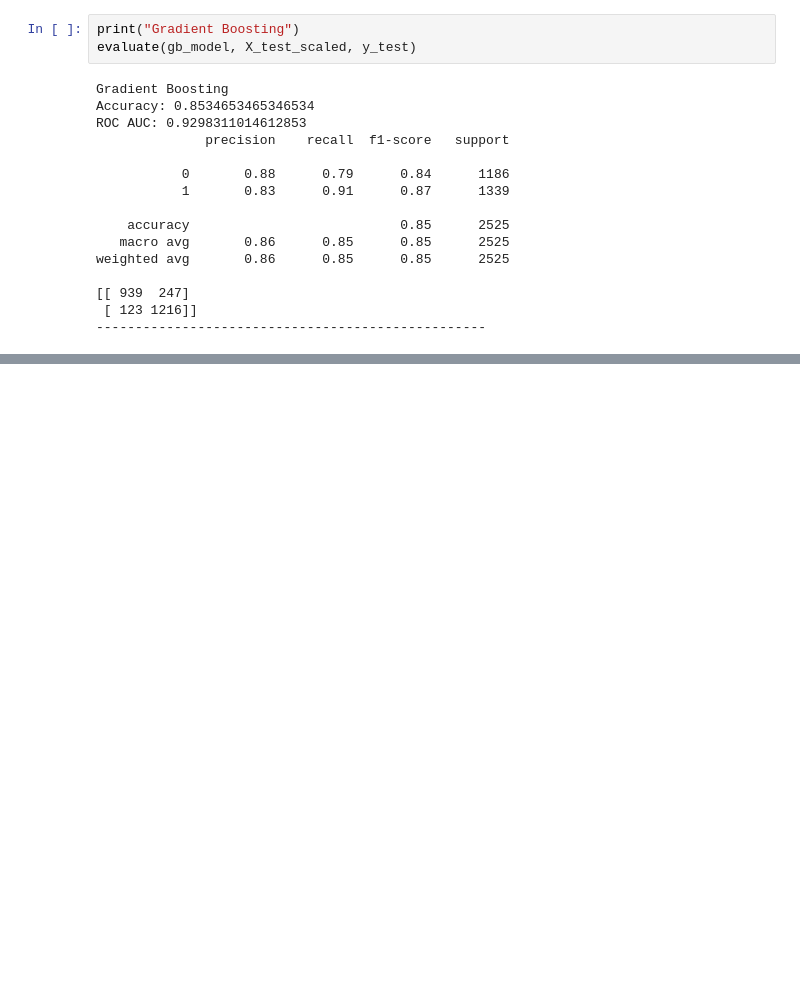
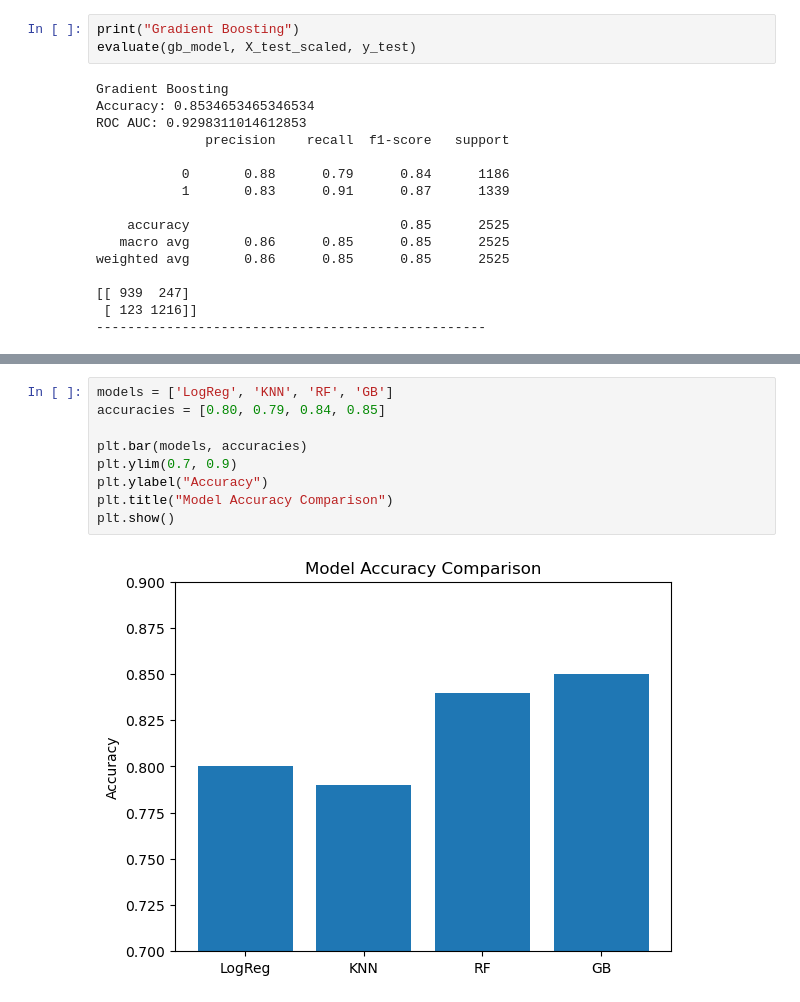
Before and after one commit to keraaa92/BodyPerformace-Classification-ML, a Jupyter notebook: notebooks/01_EDA_Preprocessing.ipynb, the cells around one changed output, grey strips where cells are left out. Cells and saved outputs as stored; diff of their text form; blank space fills up the shorter version.

```diff
--- a/notebooks/01_EDA_Preprocessing.ipynb
+++ b/notebooks/01_EDA_Preprocessing.ipynb
@@ -366,0 +394,11 @@ gender : 0.0145
+# %%
+models = ['LogReg', 'KNN', 'RF', 'GB']
+accuracies = [0.80, 0.79, 0.84, 0.85]
+
+plt.bar(models, accuracies)
+plt.ylim(0.7, 0.9)
+plt.ylabel("Accuracy")
+plt.title("Model Accuracy Comparison")
+plt.show()
+# %% [output]
+[figure, added]
```
Also changed, not shown: parts of 3 cells of this notebook.
